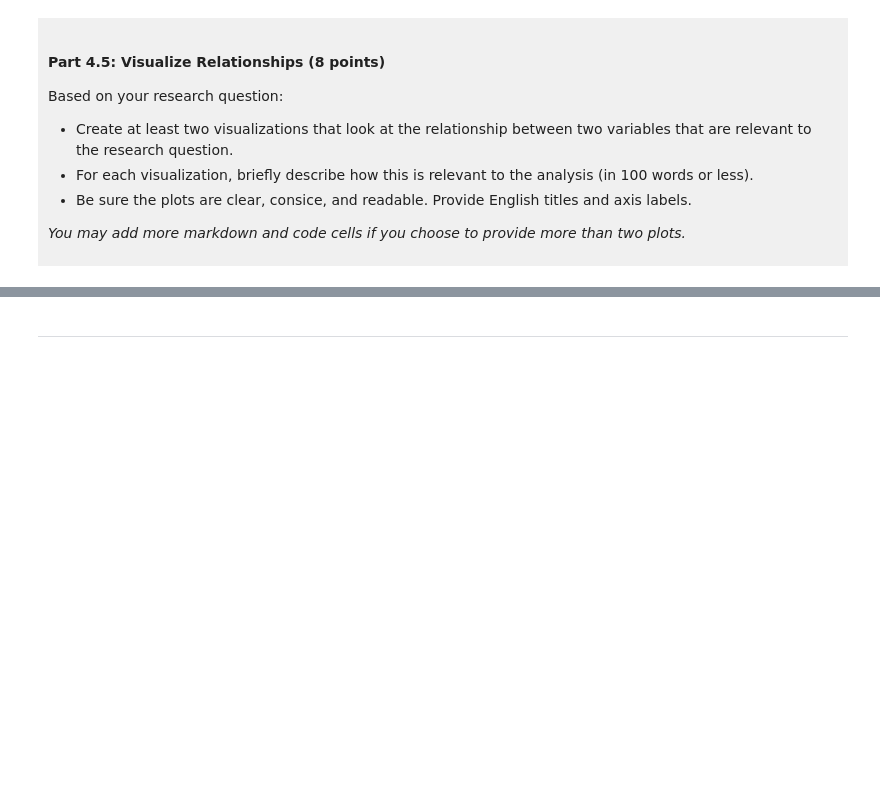
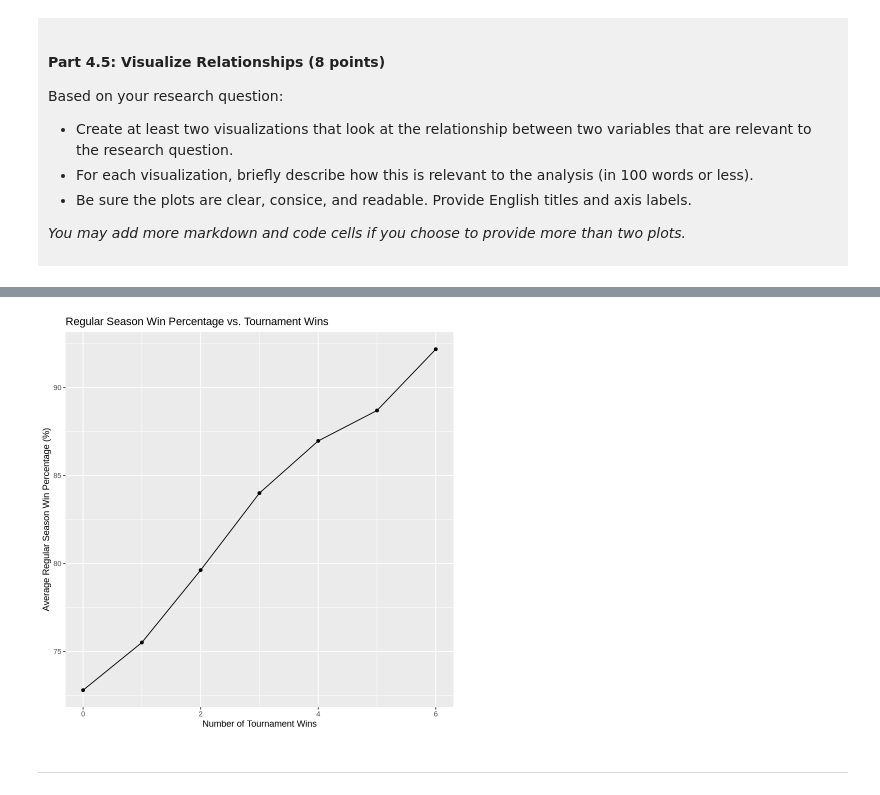
Before and after one commit to hallmikayla/dsci-100-project-Mikayla-Hall, a Jupyter notebook: dsci-100-project-notebook.ipynb, the cells around one changed output, grey strips where cells are left out. Saved outputs shown, nothing was run; the diff lists cells and outputs as text; code cells hidden in the pictures; blank space fills up the shorter version.

```diff
--- a/dsci-100-project-notebook.ipynb
+++ b/dsci-100-project-notebook.ipynb
@@ -323,5 +393,13 @@ Visualization 2: %%% EDIT THIS MARKDOWN CELL%%%
 # %%
-### EDIT THIS CODE CELL FOR VISUALIZATION 2###
+basketball_tidy |>
+    group_by(tourney_wins) |>
+    summarise(mean_reg = mean(reg_wins_pct)) |>
+    ggplot(aes(x = tourney_wins, y = mean_reg)) +
+    geom_line() +
+    geom_point() +
+    labs(x = "Number of Tournament Wins", y = "Average Regular Season Win Percentage (%)", title = "Regular Season Win Percentage vs. Tournament Wins")
+# %% [output]
+[figure, added]
 # %% [markdown]
 ------
 # %% [markdown]
```
Also changed, not shown: parts of 9 cells of this notebook.
